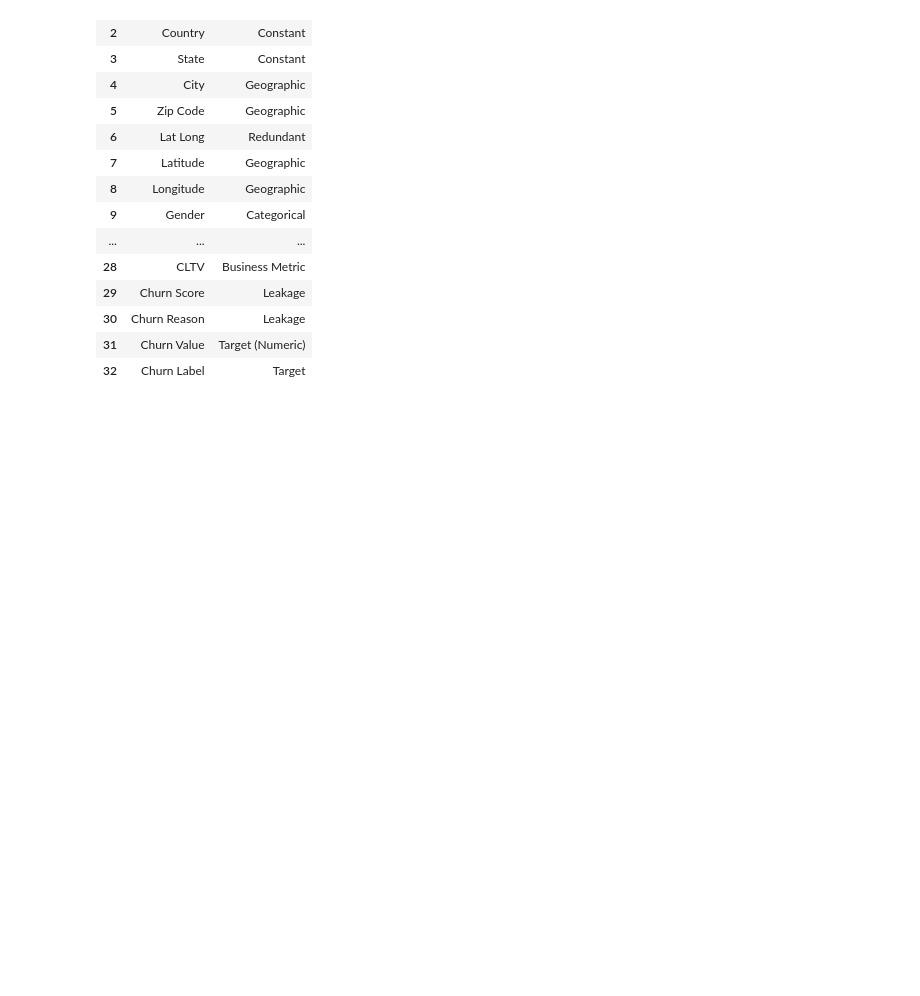
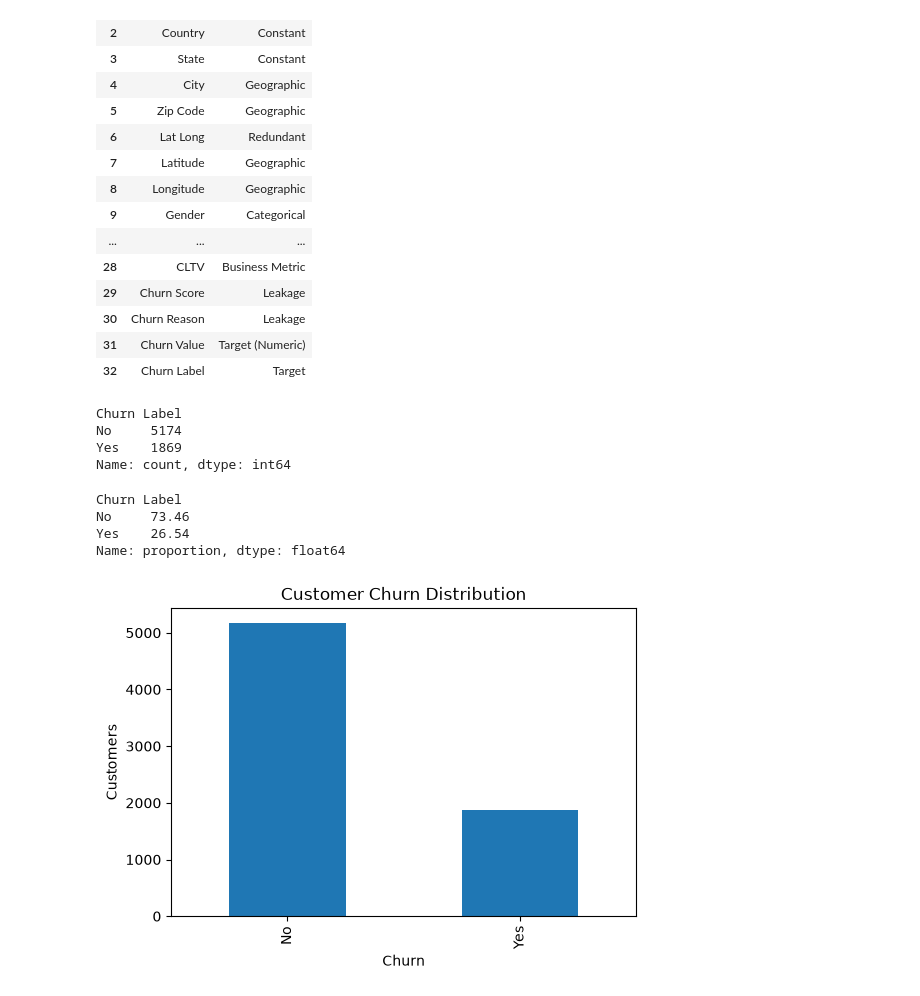
Before and after one commit to hafizahmadadilaiengineer/customer-churn-platform, a Jupyter notebook: notebooks/01_exploratory_data_analysis.ipynb, the cells around one changed output. Drawn from its saved outputs; the diff is of its cells as text; code cells hidden in the pictures; blank space fills up the shorter version.

```diff
--- a/notebooks/01_exploratory_data_analysis.ipynb
+++ b/notebooks/01_exploratory_data_analysis.ipynb
@@ -254,0 +257,41 @@ feature_classification
+# %%
+# Target Variable Analysis
+target_counts = df["Churn Label"].value_counts()
+
+target_counts
+# %% [output]
+Churn Label
+No     5174
+Yes    1869
+Name: count, dtype: int64
+# %%
+target_percentage = (
+    df["Churn Label"]
+      .value_counts(normalize=True)
+      .mul(100)
+      .round(2)
+)
+
+target_percentage
+# %% [output]
+Churn Label
+No     73.46
+Yes    26.54
+Name: proportion, dtype: float64
+# %%
+# Bar Chart
+import matplotlib.pyplot as plt
+
+plt.figure(figsize=(6,4))
+
+df["Churn Label"].value_counts().plot(kind="bar")
+
+plt.title("Customer Churn Distribution")
+
+plt.xlabel("Churn")
+
+plt.ylabel("Customers")
+
+plt.show()
+# %% [output]
+[figure, added]
```
Also changed, not shown: parts of 27 cells of this notebook, 6 other files.
